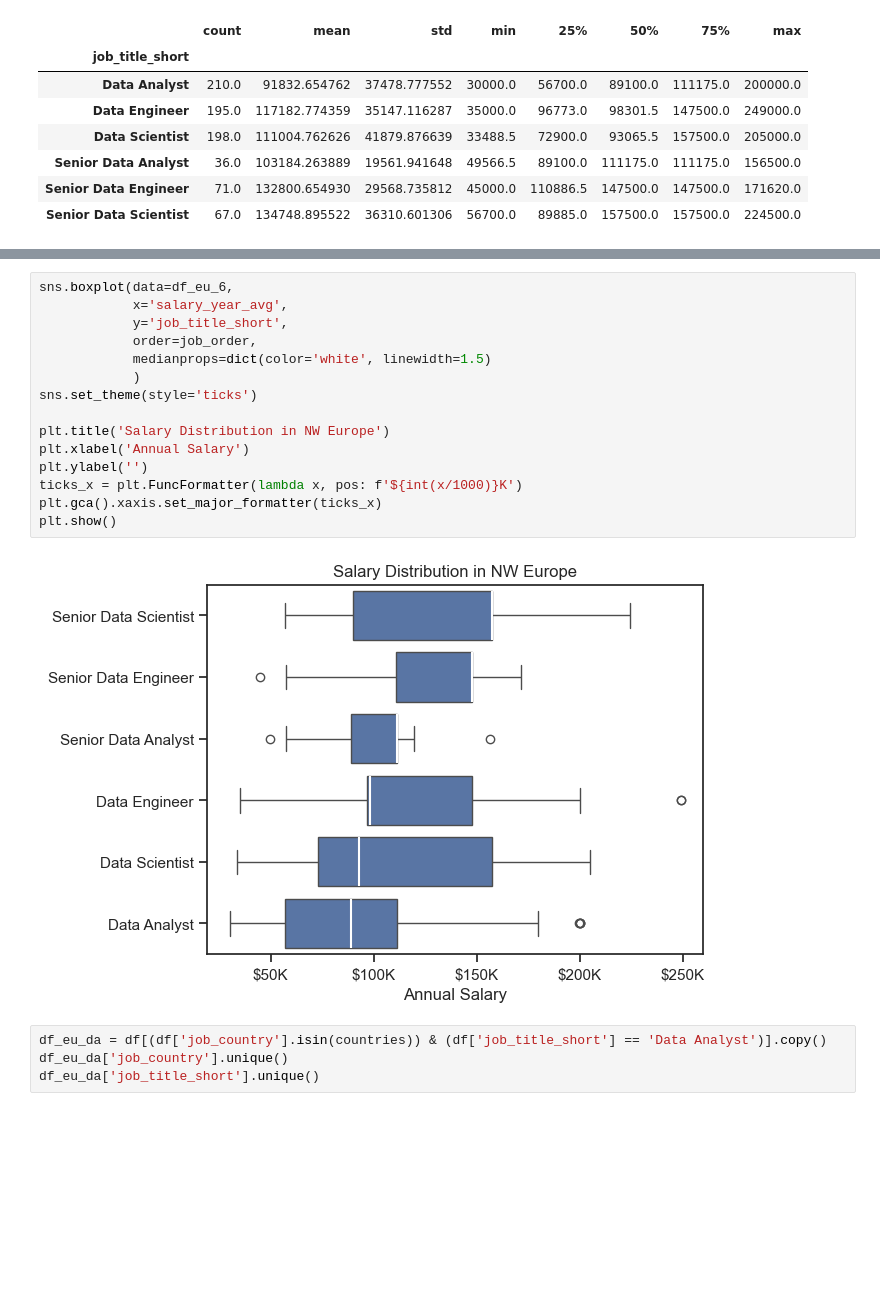
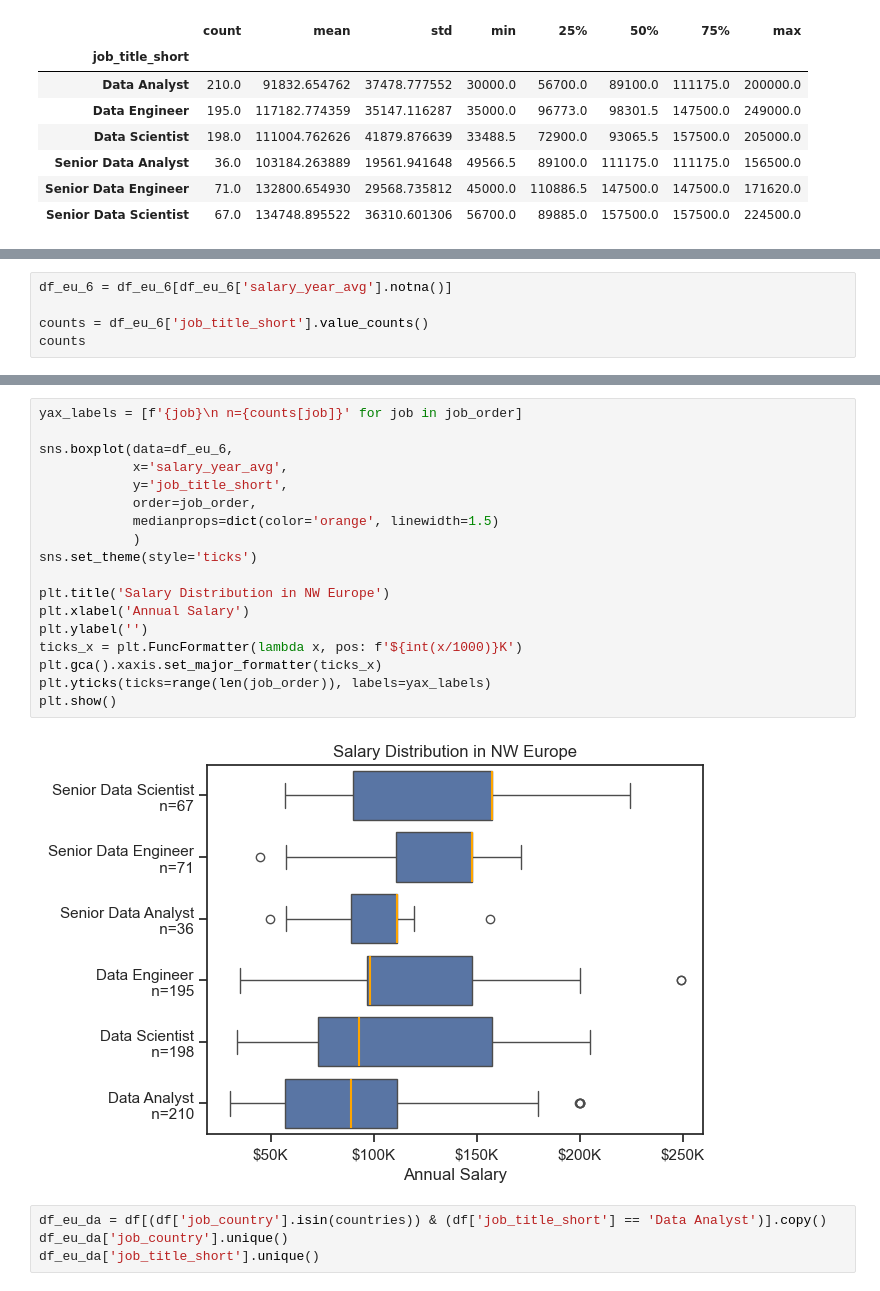
Before and after one commit to mjking92/Data_analysis, a Jupyter notebook: project/salary_analysis.ipynb, the cells around one changed output, grey strips where cells are left out. Cells and saved outputs as stored; diff of their text form; blank space fills up the shorter version.

```diff
--- a/project/salary_analysis.ipynb
+++ b/project/salary_analysis.ipynb
@@ -80,0 +89,5 @@ job_order = df_eu_6.groupby('job_title_short')['salary_year_avg'].median().sort_
+# %%
+df_eu_6 = df_eu_6[df_eu_6['salary_year_avg'].notna()]
+
+counts = df_eu_6['job_title_short'].value_counts()
+counts
@@ -81,20 +103,23 @@ job_order = df_eu_6.groupby('job_title_short')['salary_year_avg'].median().sort_
 # %%
+yax_labels = [f'{job}\n n={counts[job]}' for job in job_order]
+
 sns.boxplot(data=df_eu_6,
             x='salary_year_avg',
             y='job_title_short',
             order=job_order,
-            medianprops=dict(color='white', linewidth=1.5)
+            medianprops=dict(color='orange', linewidth=1.5)
             )
 sns.set_theme(style='ticks')
 
 plt.title('Salary Distribution in NW Europe')
 plt.xlabel('Annual Salary')
 plt.ylabel('')
 ticks_x = plt.FuncFormatter(lambda x, pos: f'${int(x/1000)}K')
 plt.gca().xaxis.set_major_formatter(ticks_x)
+plt.yticks(ticks=range(len(job_order)), labels=yax_labels)
 plt.show()
 # %% [output]
-[figure, old version]
+[figure, new version]
 # %%
 df_eu_da = df[(df['job_country'].isin(countries)) & (df['job_title_short'] == 'Data Analyst')].copy()
 df_eu_da['job_country'].unique()
```
Also changed, not shown: parts of 4 cells of this notebook, 4 other files.
